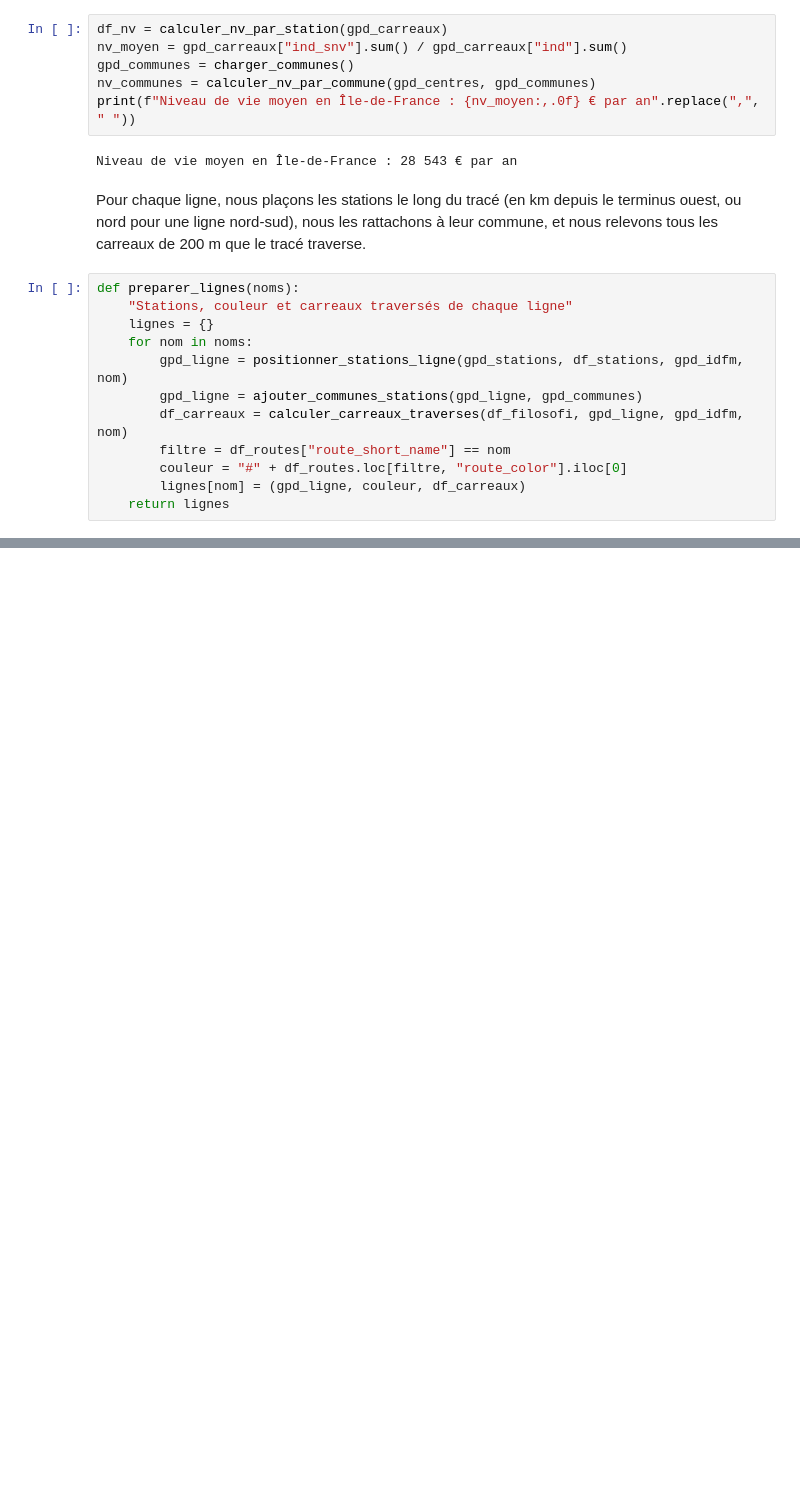
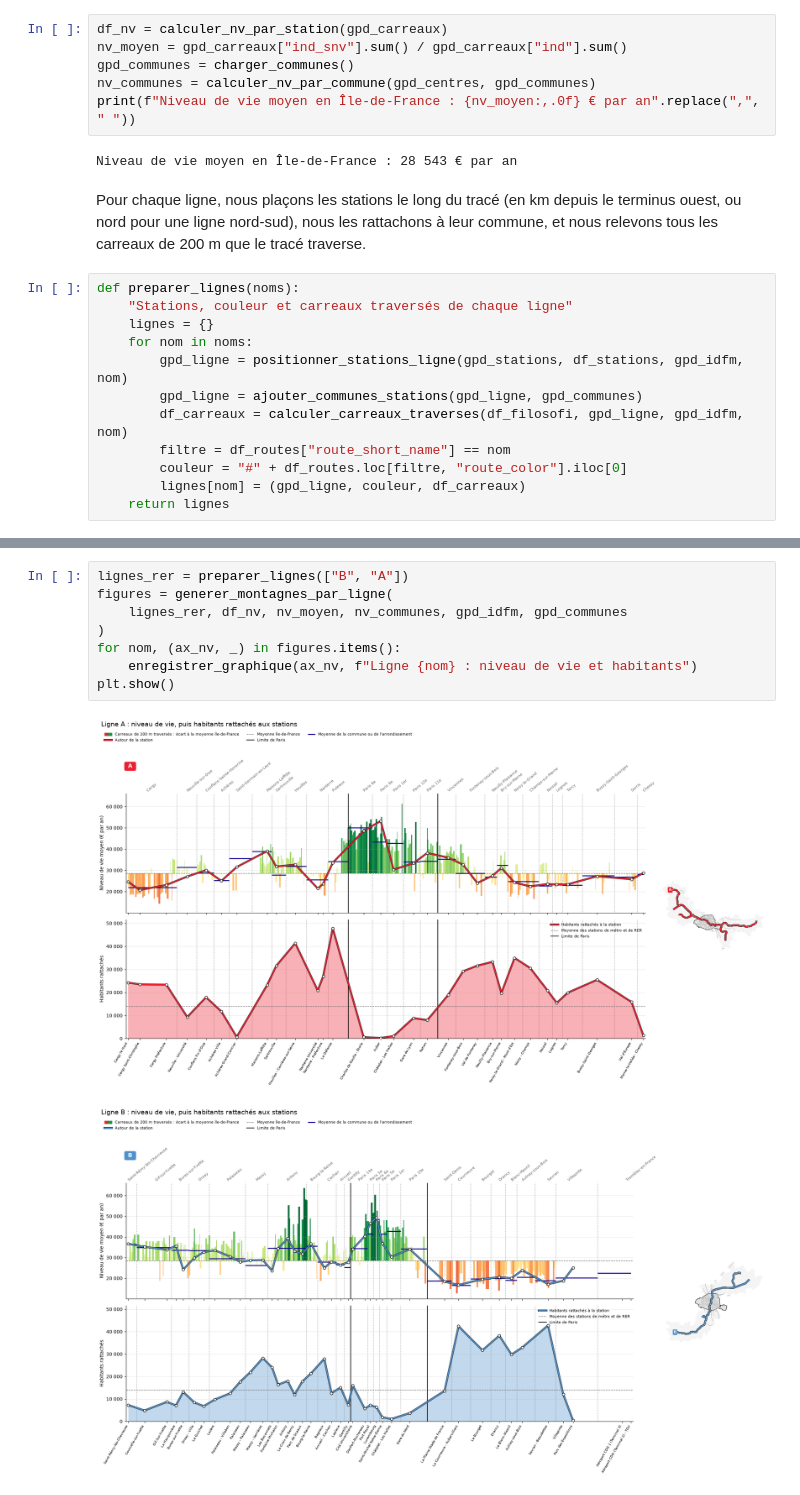
Before and after one commit to emmaganneval-proj/python_datascience_liuqi, a Jupyter notebook: montagnes.ipynb, the cells around one changed output, grey strips where cells are left out. Drawn from its saved outputs; the diff is of its cells as text; blank space fills up the shorter version.

```diff
--- a/montagnes.ipynb
+++ b/montagnes.ipynb
@@ -132,0 +159,11 @@ Toutes les lignes d'une même figure partagent les mêmes échelles (km, niveau
+# %%
+lignes_rer = preparer_lignes(["B", "A"])
+figures = generer_montagnes_par_ligne(
+    lignes_rer, df_nv, nv_moyen, nv_communes, gpd_idfm, gpd_communes
+)
+for nom, (ax_nv, _) in figures.items():
+    enregistrer_graphique(ax_nv, f"Ligne {nom} : niveau de vie et habitants")
+plt.show()
+# %% [output]
+[figure, added]
+[figure, added]
```
Also changed, not shown: parts of 36 cells of this notebook, 21 other files.
